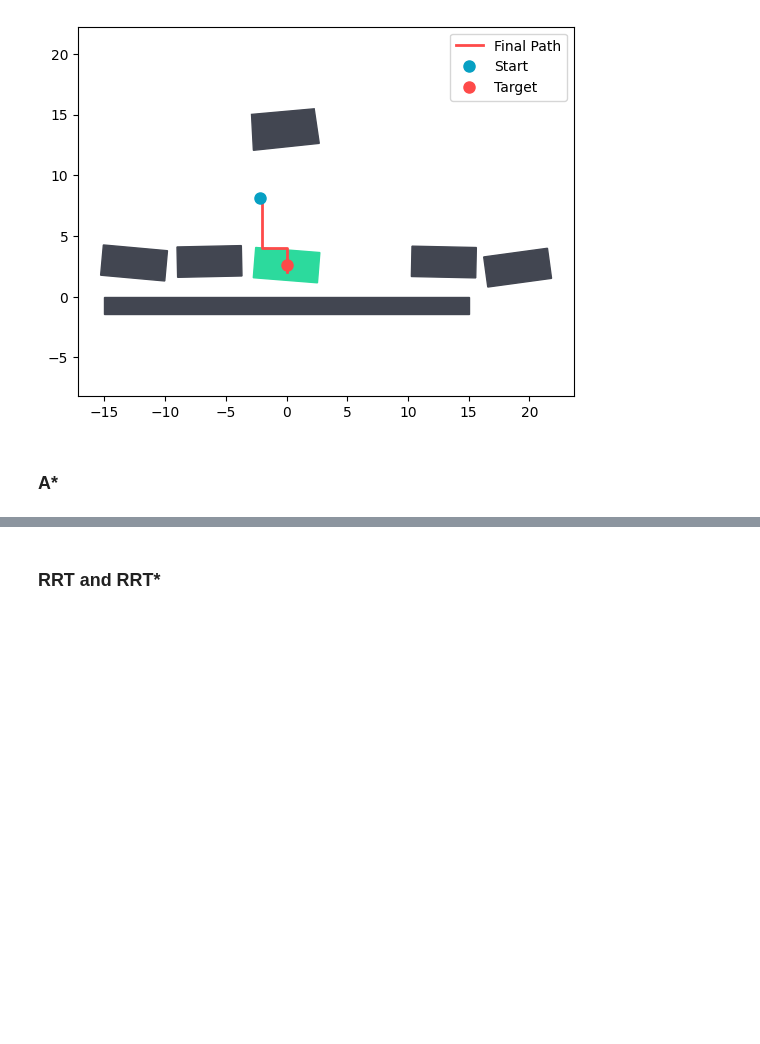
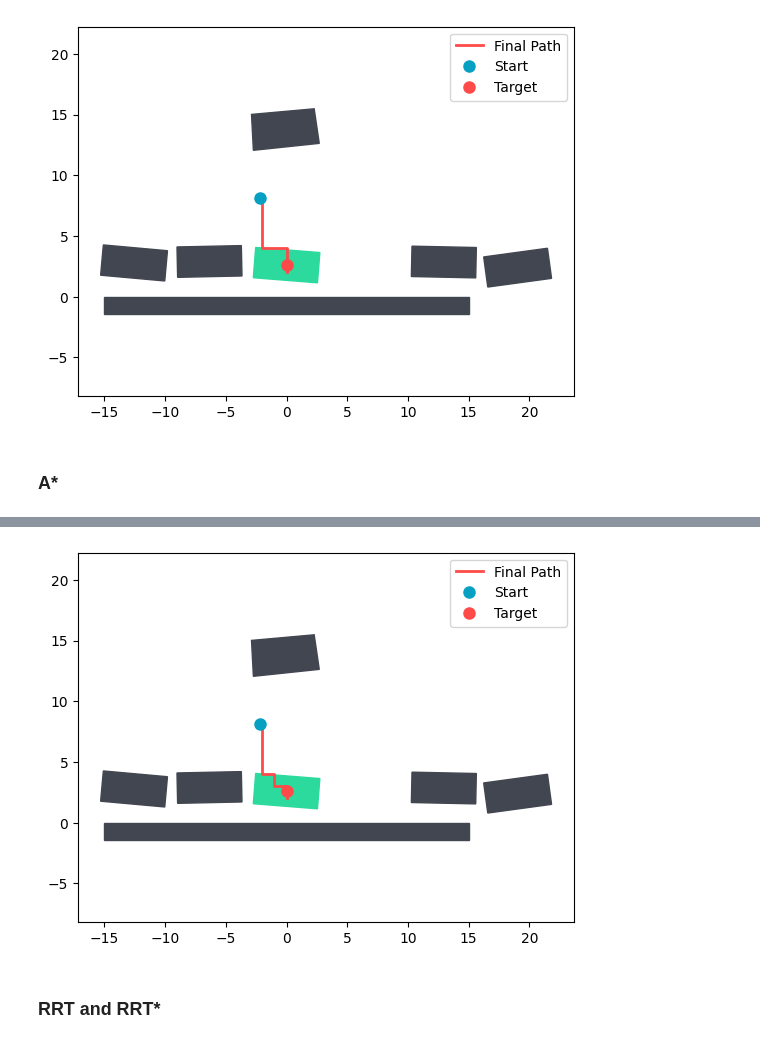
Before and after one commit to WoodOxen/tactics2d, a Jupyter notebook: docs/tutorial/search_demo.ipynb, the cells around one changed output, grey strips where cells are left out. Saved outputs shown, nothing was run; the diff lists cells and outputs as text; code cells hidden in the pictures; blank space fills up the shorter version.

```diff
--- a/docs/tutorial/search_demo.ipynb
+++ b/docs/tutorial/search_demo.ipynb
@@ -113,3 +124,8 @@ plot_path(path)
+# %%
+path = AStar.plan(start, target, bounds, graph, heuristic_fn2, cell_size)
+plot_path(path)
+# %% [output]
+[figure, added]
 # %% [markdown]
 ### RRT and RRT*
 # %%
```
Also changed, not shown: parts of 4 cells of this notebook, 5 other files.
